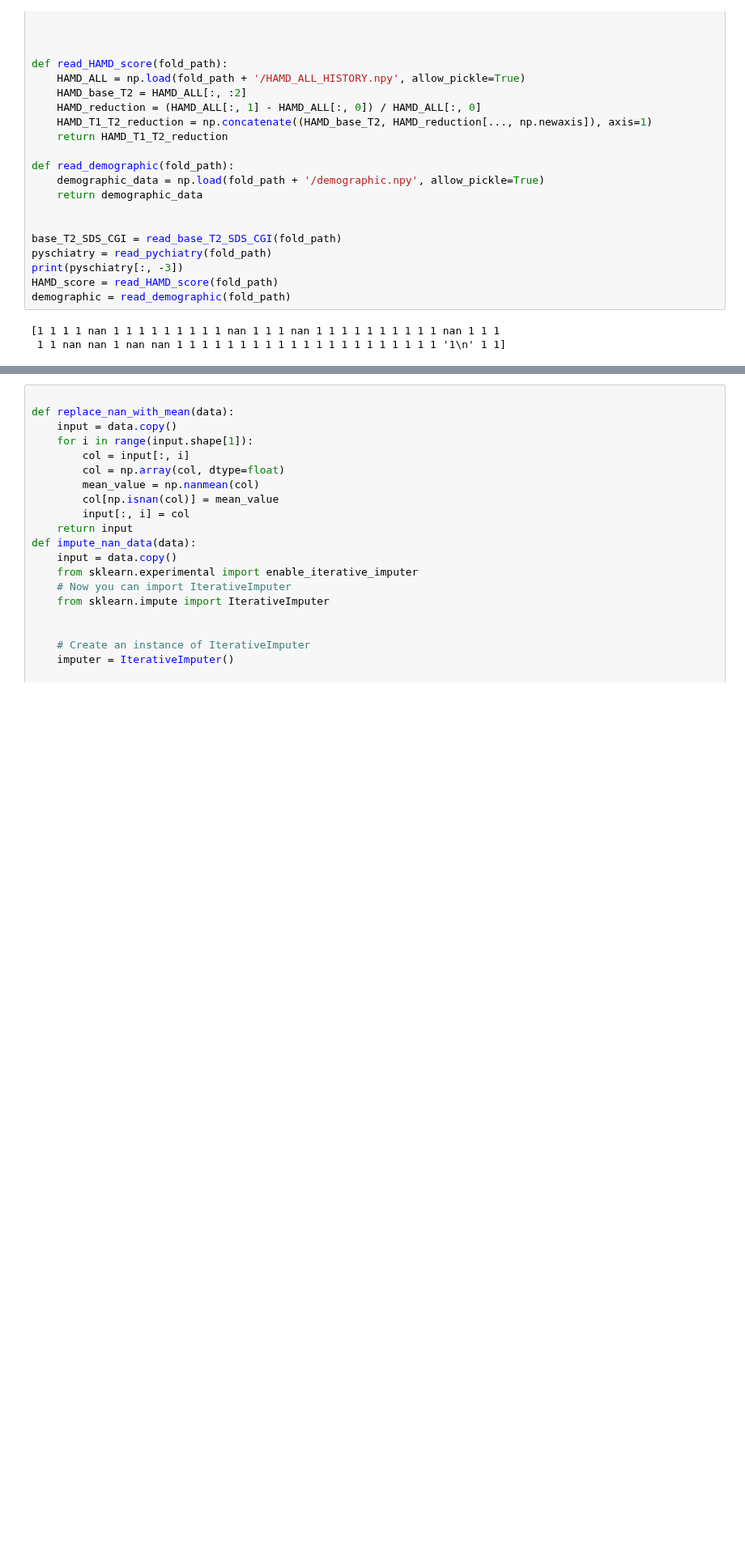
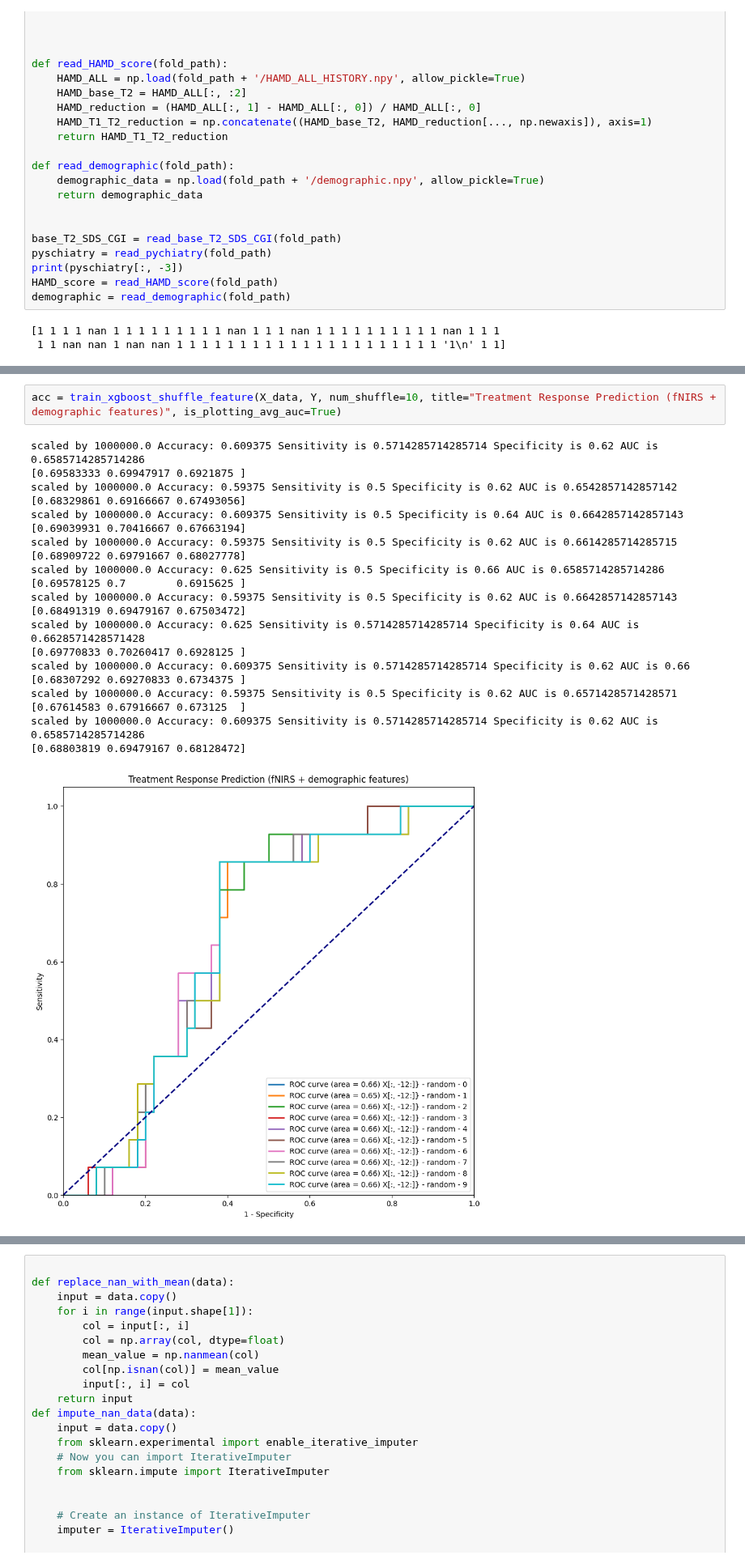
Before and after one commit to jinyuanwong/fnirs-treatment-response-prediction, a Jupyter notebook: scripts/fusion_model/fusion_main.ipynb, the cells around one changed output, grey strips where cells are left out. Shown at 81% size. Drawn from its saved outputs; the diff is of its cells as text; blank space fills up the shorter version.

```diff
--- a/scripts/fusion_model/fusion_main.ipynb
+++ b/scripts/fusion_model/fusion_main.ipynb
@@ -123,0 +338,24 @@ print(fnirs_prediction_all.shape)
+# %%
+acc = train_xgboost_shuffle_feature(X_data, Y, num_shuffle=10, title="Treatment Response Prediction (fNIRS + demographic features)", is_plotting_avg_auc=True)
+# %% [output]
+scaled by 1000000.0 Accuracy: 0.609375 Sensitivity is 0.5714285714285714 Specificity is 0.62 AUC is 0.6585714285714286
+[0.69583333 0.69947917 0.6921875 ]
+scaled by 1000000.0 Accuracy: 0.59375 Sensitivity is 0.5 Specificity is 0.62 AUC is 0.6542857142857142
+[0.68329861 0.69166667 0.67493056]
+scaled by 1000000.0 Accuracy: 0.609375 Sensitivity is 0.5 Specificity is 0.64 AUC is 0.6642857142857143
+[0.69039931 0.70416667 0.67663194]
+scaled by 1000000.0 Accuracy: 0.59375 Sensitivity is 0.5 Specificity is 0.62 AUC is 0.6614285714285715
+[0.68909722 0.69791667 0.68027778]
+scaled by 1000000.0 Accuracy: 0.625 Sensitivity is 0.5 Specificity is 0.66 AUC is 0.6585714285714286
+[0.69578125 0.7        0.6915625 ]
+scaled by 1000000.0 Accuracy: 0.59375 Sensitivity is 0.5 Specificity is 0.62 AUC is 0.6642857142857143
+[0.68491319 0.69479167 0.67503472]
+scaled by 1000000.0 Accuracy: 0.625 Sensitivity is 0.5714285714285714 Specificity is 0.64 AUC is 0.6628571428571428
+[0.69770833 0.70260417 0.6928125 ]
+scaled by 1000000.0 Accuracy: 0.609375 Sensitivity is 0.5714285714285714 Specificity is 0.62 AUC is 0.66
+[0.68307292 0.69270833 0.6734375 ]
+scaled by 1000000.0 Accuracy: 0.59375 Sensitivity is 0.5 Specificity is 0.62 AUC is 0.6571428571428571
+[0.67614583 0.67916667 0.673125  ]
+scaled by 1000000.0 Accuracy: 0.609375 Sensitivity is 0.5714285714285714 Specificity is 0.62 AUC is 0.6585714285714286
+[0.68803819 0.69479167 0.68128472]
+[figure, added]
```
Also changed, not shown: parts of 23 cells of this notebook, 4 other files.
